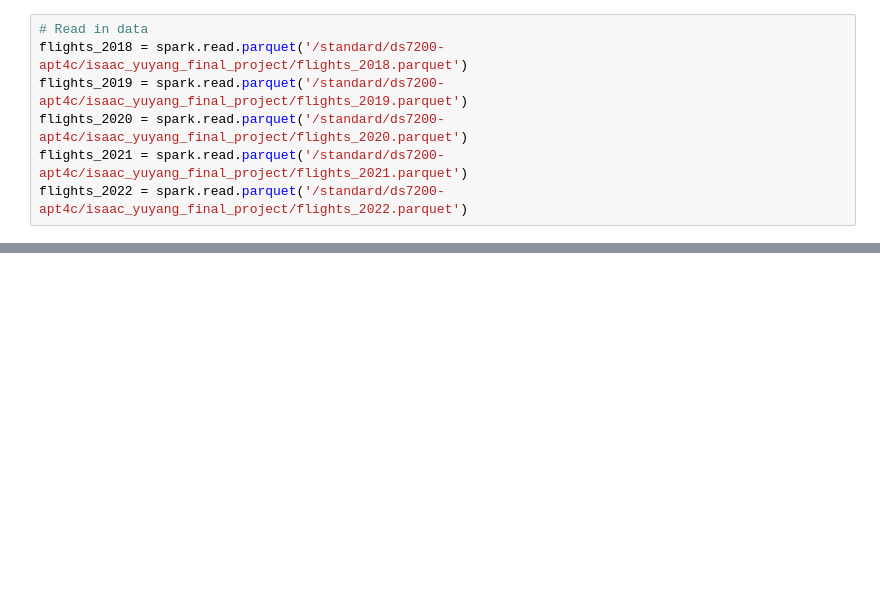
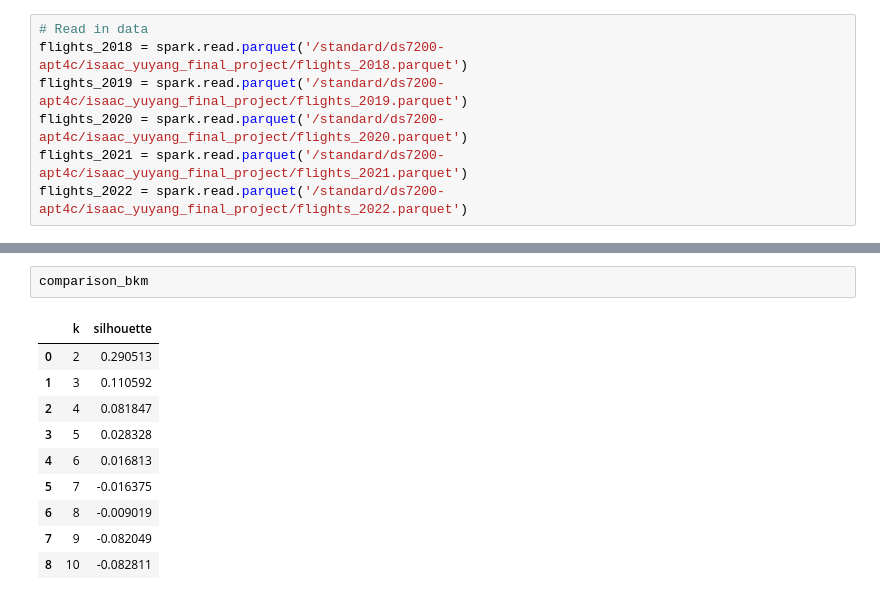
Before and after one commit to i-levy/ds7200_final_project, a Jupyter notebook: modeling_clustering.ipynb, the cells around one changed output, grey strips where cells are left out. Saved outputs shown, nothing was run; the diff lists cells and outputs as text; blank space fills up the shorter version.

```diff
--- a/modeling_clustering.ipynb
+++ b/modeling_clustering.ipynb
@@ -123,0 +171,13 @@ comparison
+# %%
+comparison_bkm
+# %% [output]
+|  | k | silhouette |
+| 0 | 2 | 0.290513 |
+| 1 | 3 | 0.110592 |
+| 2 | 4 | 0.081847 |
+| 3 | 5 | 0.028328 |
+| 4 | 6 | 0.016813 |
+| 5 | 7 | -0.016375 |
+| 6 | 8 | -0.009019 |
+| 7 | 9 | -0.082049 |
+| 8 | 10 | -0.082811 |
```
Also changed, not shown: parts of 14 cells of this notebook, 3 other files.
